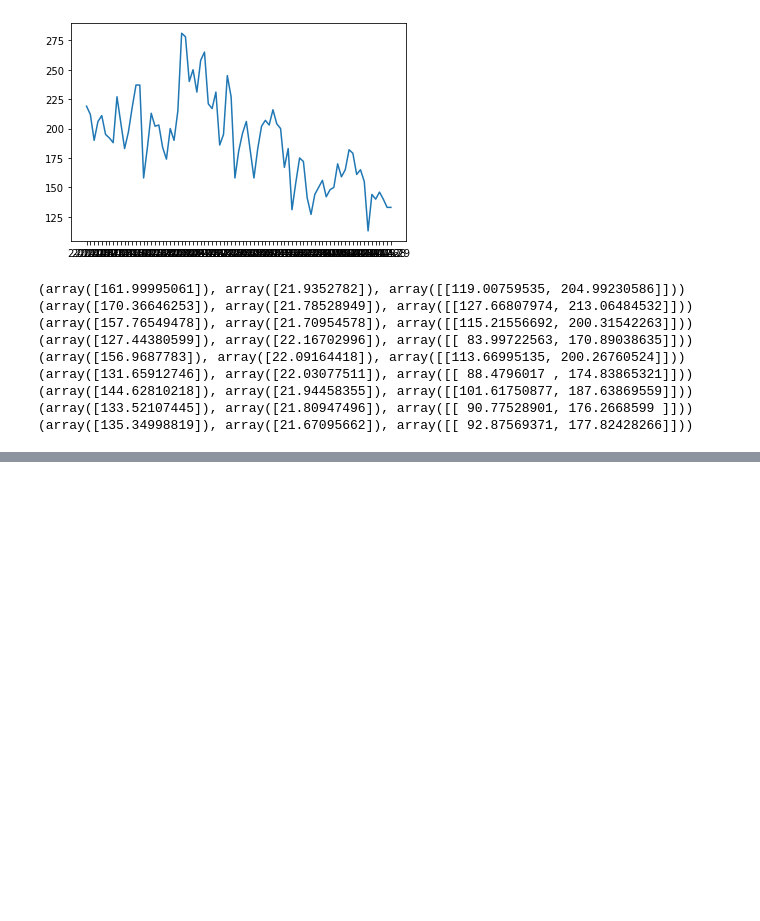
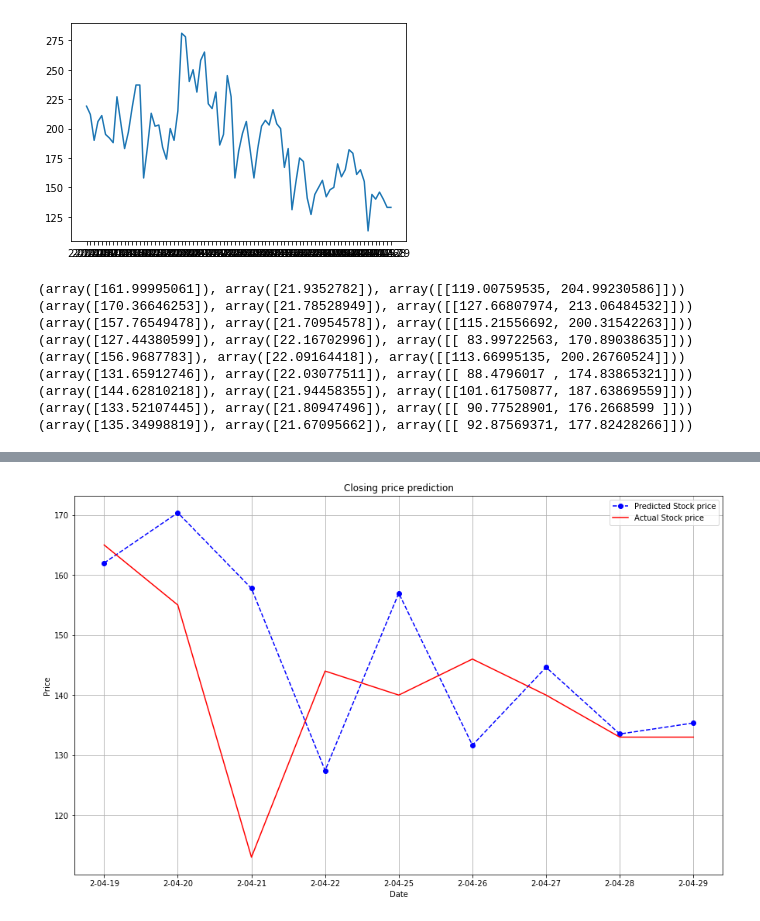
Before and after one commit to data-science-mini-project26/Mini_Project, a Jupyter notebook: YUHANG_XU.ipynb, the cells around one changed output, grey strips where cells are left out. Saved outputs shown, nothing was run; the diff lists cells and outputs as text; code cells hidden in the pictures; blank space fills up the shorter version.

```diff
--- a/YUHANG_XU.ipynb
+++ b/YUHANG_XU.ipynb
@@ -160,0 +146,14 @@ ValueError: x and y must have same first dimension, but have shapes (9,) and (7,
+# %%
+plt.figure(figsize = (15,9))
+plt.grid(True)
+
+date_range = afterday_set[to_row:].index
+plt.plot(date_range,model_predictions[:],color = 'blue',marker = 'o',linestyle = 'dashed',label = 'Predicted Stock price')
+plt.plot(date_range,testing_data,color = 'red',label = 'Actual Stock price')
+plt.title('Closing price prediction')
+plt.xlabel('Date')
+plt.ylabel('Price')
+plt.legend()
+plt.show()
+# %% [output]
+[figure, added]
```
Also changed, not shown: parts of 5 cells of this notebook.
